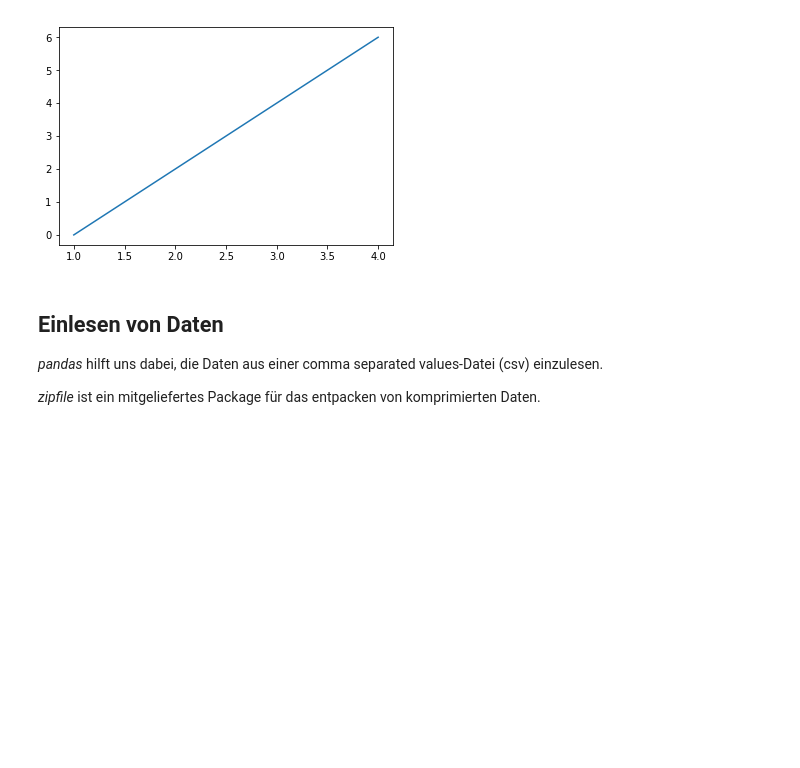
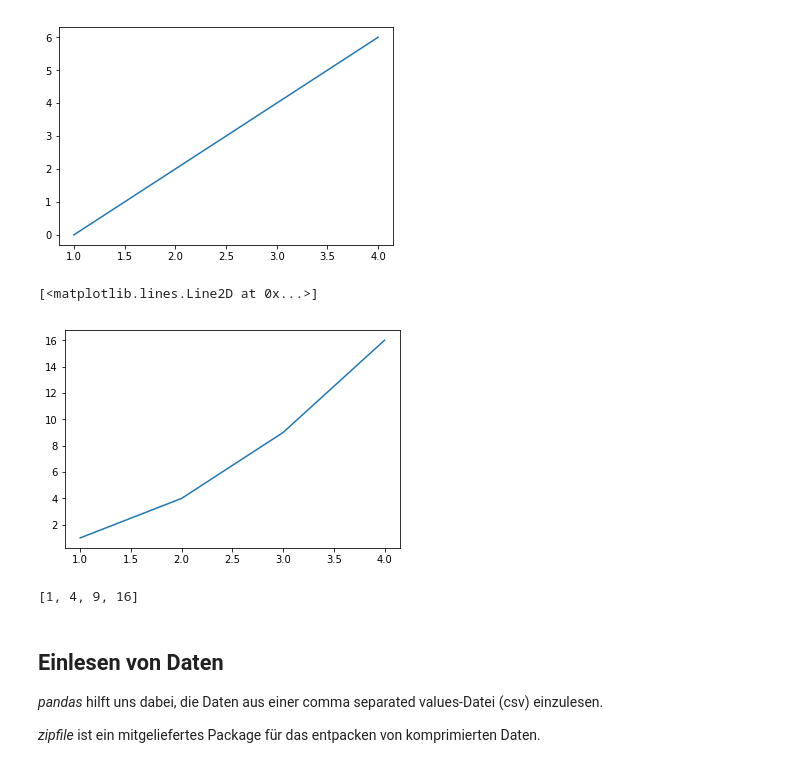
Before and after one commit to solutionfinders/PythonforAI, a Jupyter notebook: PythonforAI.ipynb, the cells around one changed output. Cells and saved outputs as stored; diff of their text form; code cells hidden in the pictures; blank space fills up the shorter version.

```diff
--- a/PythonforAI.ipynb
+++ b/PythonforAI.ipynb
@@ -111,6 +135,17 @@ plt.plot(x,y)
 plt.show()
 # %% [output]
 [figure]
+# %%
+x = [1,2,3,4]
+y = [a**2 for a in x]
+plt.plot(x, y)
+# %% [output]
+[<matplotlib.lines.Line2D at 0x...>]
+[figure, added]
+# %%
+y
+# %% [output]
+[1, 4, 9, 16]
 # %% [markdown]
 ## Einlesen von Daten
 _pandas_ hilft uns dabei, die Daten aus einer comma separated values-Datei (csv) einzulesen.
```
Also changed, not shown: parts of 13 cells of this notebook.
